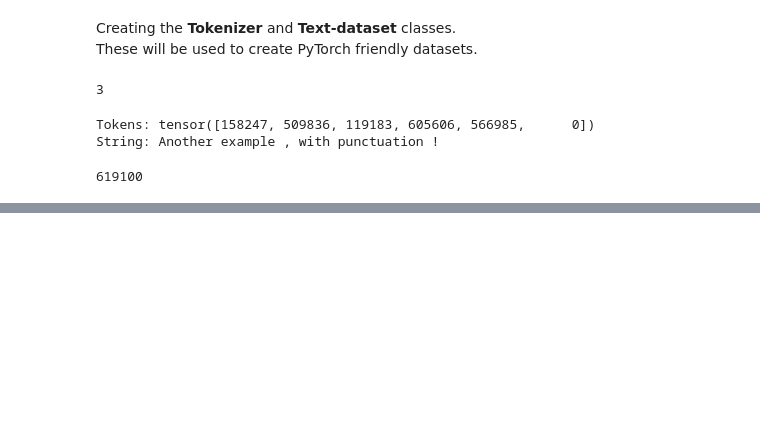
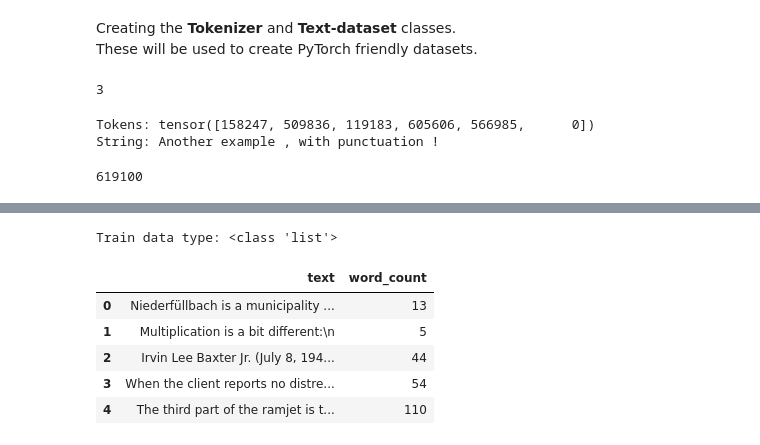
Before and after one commit to Dristro/Inqueropedia, a Jupyter notebook: notebooks/Modelling.ipynb, the cells around one changed output, grey strips where cells are left out. Saved outputs shown, nothing was run; the diff lists cells and outputs as text; code cells hidden in the pictures; blank space fills up the shorter version.

```diff
--- a/notebooks/Modelling.ipynb
+++ b/notebooks/Modelling.ipynb
@@ -516,0 +528,18 @@ len(itos)
+# %%
+# Check d-type
+print(f"Train data type: {type(train_data)}")
+
+# Training data dataframe
+train_data_df = pd.DataFrame(data=train_data, columns=["text"])
+train_data_df["word_count"] = train_data_df["text"].apply(lambda x: len(str(x).split()))
+
+# Verify train_data_df init
+train_data_df.head()
+# %% [output]
+Train data type: <class 'list'>
+|  | text | word_count |
+| 0 | Niederfüllbach is a municipality ... | 13 |
+| 1 | Multiplication is a bit different:\n | 5 |
+| 2 | Irvin Lee Baxter Jr. (July 8, 194... | 44 |
+| 3 | When the client reports no distre... | 54 |
+| 4 | The third part of the ramjet is t... | 110 |
```
Also changed, not shown: parts of 6 cells of this notebook.
